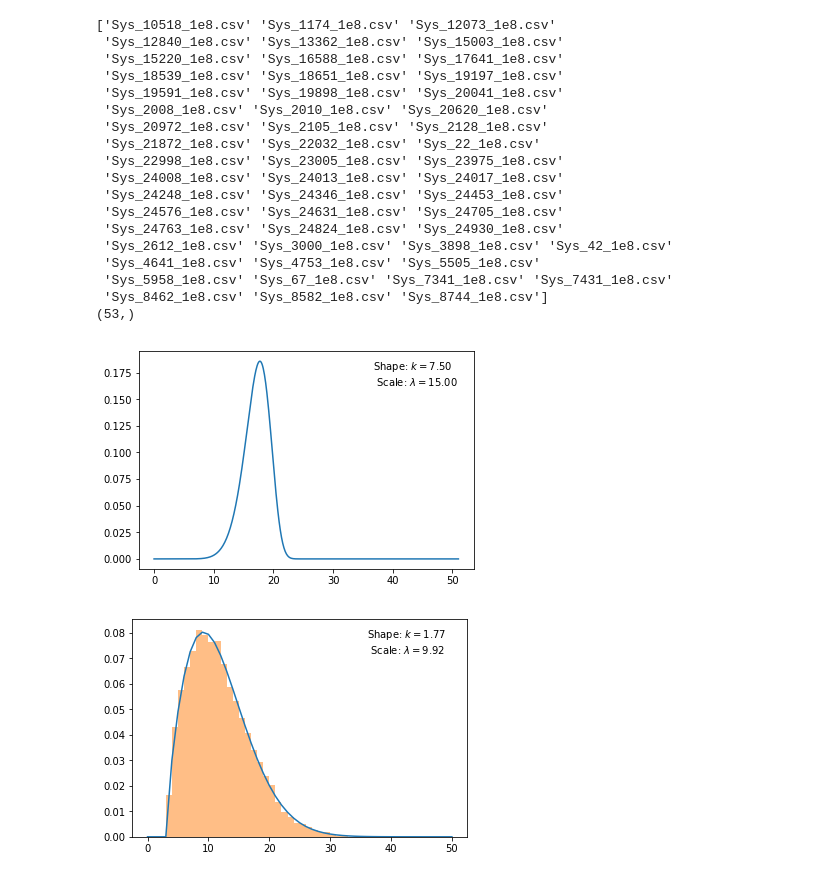
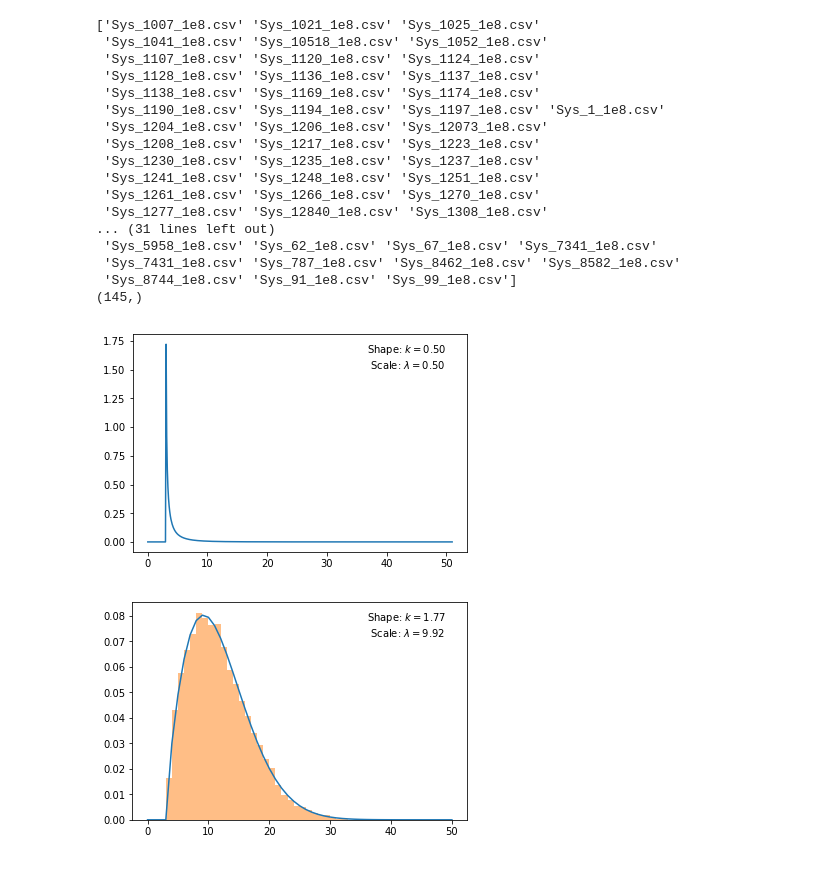
Before and after one commit to dtamayo/MLstability, a Jupyter notebook: Analysis/MCMC_Analysis/Weibull_Distribution_Fit.ipynb, the cells around one changed output. Drawn from its saved outputs; the diff is of its cells as text; code cells hidden in the pictures.

```diff
--- a/Analysis/MCMC_Analysis/Weibull_Distribution_Fit.ipynb
+++ b/Analysis/MCMC_Analysis/Weibull_Distribution_Fit.ipynb
@@ -14,7 +14,8 @@ Weibull fitting template.
 '''
 np.random.seed(0)
 
-file_path = "../../../mnt/stability_stuff/stabilitydataset/data/LongTimeScale/"
+#file_path = "../../../mnt/stability_stuff/stabilitydataset/data/LongTimeScale/"
+file_path = "/mnt/scratch-lustre/nhussain/data/distributions/LongScale/"
 planet_systems = np.loadtxt(file_path+"Order.txt", dtype = str)
 print planet_systems
 
@@ -72,52 +73,51 @@ def lnprob2d(p, vec):
 
 print planet_systems.shape
 # %% [output]
-['Sys_10518_1e8.csv' 'Sys_1174_1e8.csv' 'Sys_12073_1e8.csv'
- 'Sys_12840_1e8.csv' 'Sys_13362_1e8.csv' 'Sys_15003_1e8.csv'
- 'Sys_15220_1e8.csv' 'Sys_16588_1e8.csv' 'Sys_17641_1e8.csv'
- 'Sys_18539_1e8.csv' 'Sys_18651_1e8.csv' 'Sys_19197_1e8.csv'
- 'Sys_19591_1e8.csv' 'Sys_19898_1e8.csv' 'Sys_20041_1e8.csv'
- 'Sys_2008_1e8.csv' 'Sys_2010_1e8.csv' 'Sys_20620_1e8.csv'
- 'Sys_20972_1e8.csv' 'Sys_2105_1e8.csv' 'Sys_2128_1e8.csv'
- 'Sys_21872_1e8.csv' 'Sys_22032_1e8.csv' 'Sys_22_1e8.csv'
- 'Sys_22998_1e8.csv' 'Sys_23005_1e8.csv' 'Sys_23975_1e8.csv'
- 'Sys_24008_1e8.csv' 'Sys_24013_1e8.csv' 'Sys_24017_1e8.csv'
- 'Sys_24248_1e8.csv' 'Sys_24346_1e8.csv' 'Sys_24453_1e8.csv'
- 'Sys_24576_1e8.csv' 'Sys_24631_1e8.csv' 'Sys_24705_1e8.csv'
- 'Sys_24763_1e8.csv' 'Sys_24824_1e8.csv' 'Sys_24930_1e8.csv'
- 'Sys_2612_1e8.csv' 'Sys_3000_1e8.csv' 'Sys_3898_1e8.csv' 'Sys_42_1e8.csv'
- 'Sys_4641_1e8.csv' 'Sys_4753_1e8.csv' 'Sys_5505_1e8.csv'
- 'Sys_5958_1e8.csv' 'Sys_67_1e8.csv' 'Sys_7341_1e8.csv' 'Sys_7431_1e8.csv'
- 'Sys_8462_1e8.csv' 'Sys_8582_1e8.csv' 'Sys_8744_1e8.csv']
-(53,)
+['Sys_1007_1e8.csv' 'Sys_1021_1e8.csv' 'Sys_1025_1e8.csv'
+ 'Sys_1041_1e8.csv' 'Sys_10518_1e8.csv' 'Sys_1052_1e8.csv'
+ 'Sys_1107_1e8.csv' 'Sys_1120_1e8.csv' 'Sys_1124_1e8.csv'
+ 'Sys_1128_1e8.csv' 'Sys_1136_1e8.csv' 'Sys_1137_1e8.csv'
+ 'Sys_1138_1e8.csv' 'Sys_1169_1e8.csv' 'Sys_1174_1e8.csv'
+ 'Sys_1190_1e8.csv' 'Sys_1194_1e8.csv' 'Sys_1197_1e8.csv' 'Sys_1_1e8.csv'
+ 'Sys_1204_1e8.csv' 'Sys_1206_1e8.csv' 'Sys_12073_1e8.csv'
+ 'Sys_1208_1e8.csv' 'Sys_1217_1e8.csv' 'Sys_1223_1e8.csv'
+ 'Sys_1230_1e8.csv' 'Sys_1235_1e8.csv' 'Sys_1237_1e8.csv'
+ 'Sys_1241_1e8.csv' 'Sys_1248_1e8.csv' 'Sys_1251_1e8.csv'
+ 'Sys_1261_1e8.csv' 'Sys_1266_1e8.csv' 'Sys_1270_1e8.csv'
+ 'Sys_1277_1e8.csv' 'Sys_12840_1e8.csv' 'Sys_1308_1e8.csv'
+... (31 lines left out)
+ 'Sys_5958_1e8.csv' 'Sys_62_1e8.csv' 'Sys_67_1e8.csv' 'Sys_7341_1e8.csv'
+ 'Sys_7431_1e8.csv' 'Sys_787_1e8.csv' 'Sys_8462_1e8.csv' 'Sys_8582_1e8.csv'
+ 'Sys_8744_1e8.csv' 'Sys_91_1e8.csv' 'Sys_99_1e8.csv']
+(145,)
 # %%
 from scipy import stats
 
 #input for pseudo data
 N = 10000
 gamma_in = 1.8 # 12
 alpha_in = 10 # 6
 a_in = 1
 loc_in = 3
 
 #Generate data from given input
 data = stats.weibull_min.rvs(c=gamma_in, loc=loc_in, scale=alpha_in, size = N)
 
 #The a and loc are fixed in the fit since it is standard to assume they are known
 gamma_out, loc_out, alpha_out = stats.weibull_min.fit(data )#, f0=a_in,floc=loc_in)
 
 #Plot
 bins = np.linspace(0,51,500)
 fig = plt.figure()
 ax = fig.add_subplot(1, 1, 1)
-gamma_out = 7.5
-alpha_out =15
+gamma_out = .5
+alpha_out =.5
 ax.plot(bins, stats.weibull_min.pdf(bins,c=gamma_out,loc=loc_out,scale = alpha_out))
 #ax.hist(data, bins = bins , normed=True, alpha=0.5)
 ax.annotate("Shape: $k = %.2f$ \n Scale: $\lambda = %.2f$"%(gamma_out,alpha_out), xy=(0.7, 0.85), xycoords=ax.transAxes)
 plt.show()
 # %% [output]
-[figure, old version]
+[figure, new version]
 # %%
 from scipy import stats
 import matplotlib.pyplot as plt
```
Also changed, not shown: parts of 8 cells of this notebook, 3 other files.
